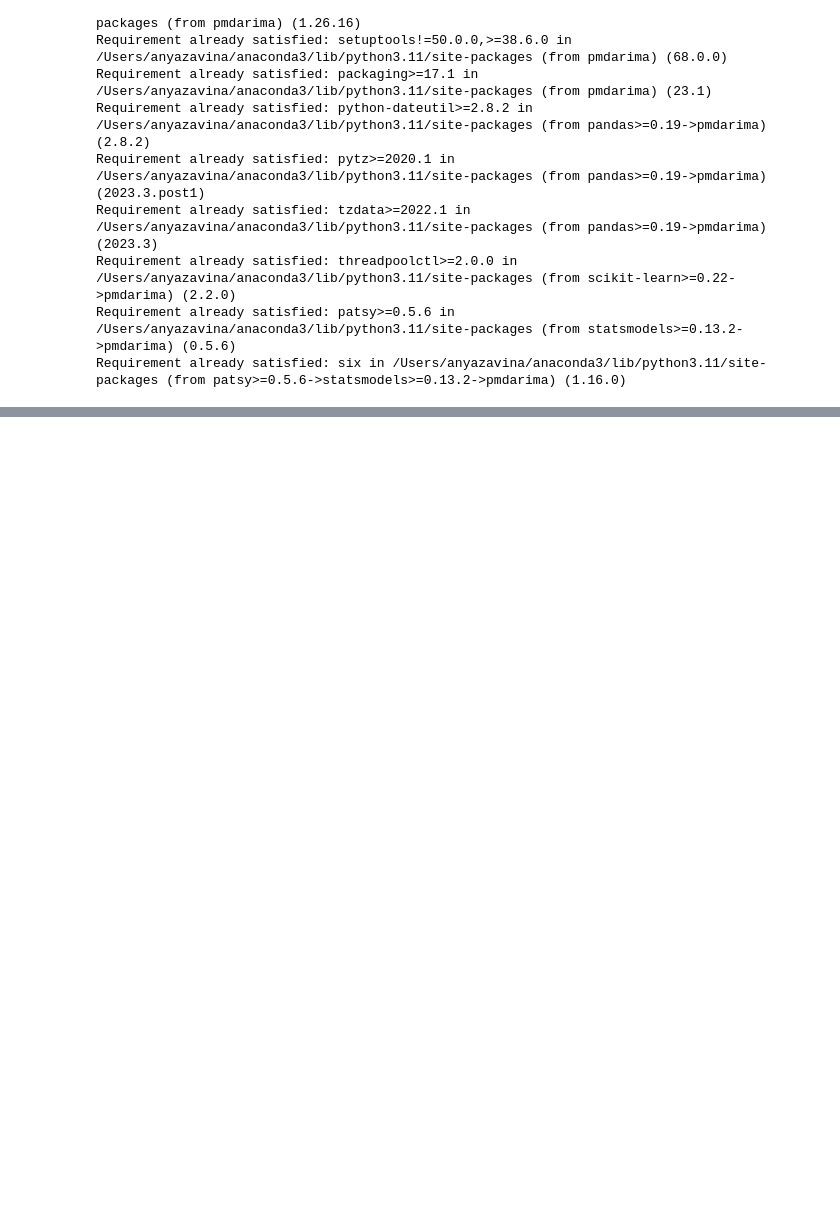
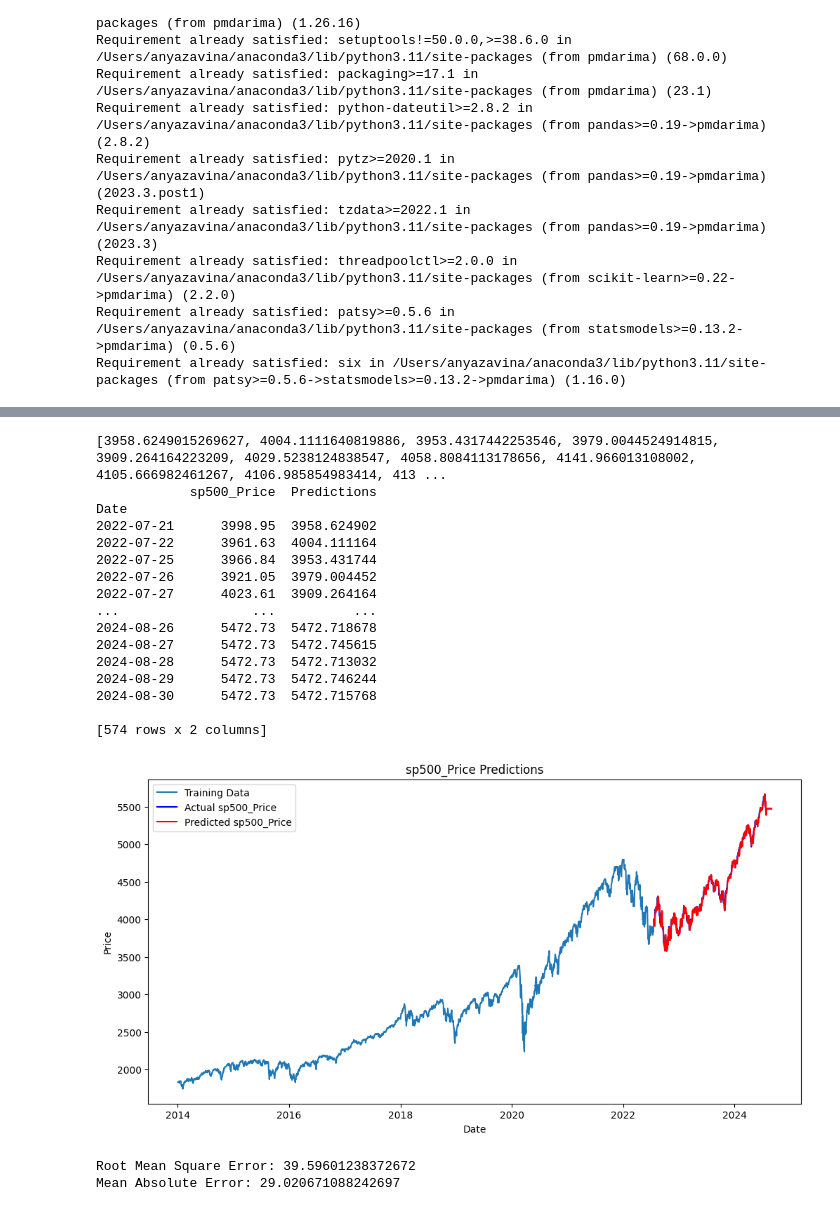
Before and after one commit to DanaMikulinsky/fintechFinalProject, a Jupyter notebook: arima.ipynb, the cells around one changed output, grey strips where cells are left out. Drawn from its saved outputs; the diff is of its cells as text; code cells hidden in the pictures; blank space fills up the shorter version.

```diff
--- a/arima.ipynb
+++ b/arima.ipynb
@@ -167,0 +272,49 @@ Date
+# %%
+print(predictions)
+predictions = [float(pred) for pred in predictions]
+
+# Convert predictions to a DataFrame for easier plotting
+pred_index = gold_prices.index[train_size:]  # Create an index for predictions
+arima_predictions_df = pd.DataFrame(predictions, index=pred_index, columns=['Predictions'])
+
+# Combine predictions and actual test data
+arima_predictions_df = test_data.join(arima_predictions_df)
+print(arima_predictions_df)
+# Plotting the results
+plt.figure(figsize=(12,6))
+plt.plot(train_data, label='Training Data')
+plt.plot(arima_predictions_df.index, arima_predictions_df[column_to_predict], color='blue', label=f'Actual {column_to_predict}')
+plt.plot(arima_predictions_df.index, arima_predictions_df['Predictions'], color='red', linestyle='-', label=f'Predicted {column_to_predict}')
+plt.title(column_to_predict + ' Predictions')
+plt.xlabel('Date')
+plt.ylabel('Price')
+plt.legend()
+plt.show()
+
+
+# Evaluate the model
+rmse = np.sqrt(mean_squared_error(arima_predictions_df[column_to_predict], arima_predictions_df['Predictions']))
+mae = mean_absolute_error(arima_predictions_df[column_to_predict], arima_predictions_df['Predictions'])
+
+print(f"Root Mean Square Error: {rmse}")
+print(f"Mean Absolute Error: {mae}")
+# %% [output]
+[3958.6249015269627, 4004.1111640819886, 3953.4317442253546, 3979.0044524914815, 3909.264164223209, 4029.5238124838547, 4058.8084113178656, 4141.966013108002, 4105.666982461267, 4106.985854983414, 413 ...
+            sp500_Price  Predictions
+Date
+2022-07-21      3998.95  3958.624902
+2022-07-22      3961.63  4004.111164
+2022-07-25      3966.84  3953.431744
+2022-07-26      3921.05  3979.004452
+2022-07-27      4023.61  3909.264164
+...                 ...          ...
+2024-08-26      5472.73  5472.718678
+2024-08-27      5472.73  5472.745615
+2024-08-28      5472.73  5472.713032
+2024-08-29      5472.73  5472.746244
+2024-08-30      5472.73  5472.715768
+
+[574 rows x 2 columns]
+[figure, added]
+Root Mean Square Error: 39.59601238372672
+Mean Absolute Error: 29.020671088242697
```
Also changed, not shown: parts of 7 cells of this notebook, 1 other file.
